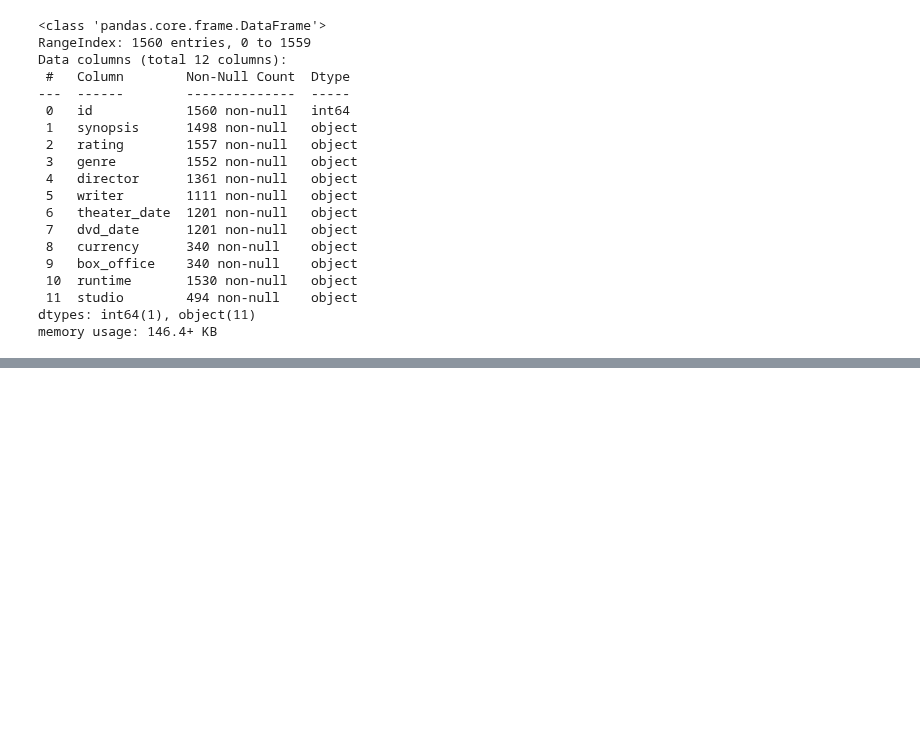
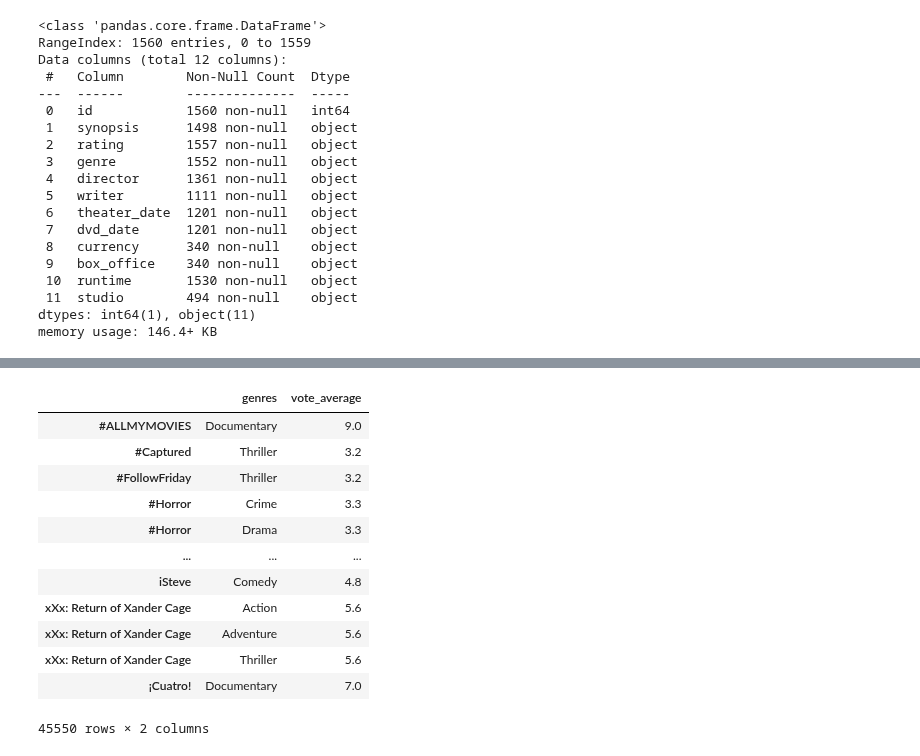
Before and after one commit to jacrivera/AI-Academy-Semester-1-Capstone-Group-5, a Jupyter notebook: Erin.ipynb, the cells around one changed output, grey strips where cells are left out. Saved outputs shown, nothing was run; the diff lists cells and outputs as text; code cells hidden in the pictures; blank space fills up the shorter version.

Commit message:
genre

```diff
--- a/Erin.ipynb
+++ b/Erin.ipynb
@@ -21,5 +21,10 @@ data2= pd.read_csv('zippedData/tmdb.movies.csv.gz') # has genre
 data3= pd.read_csv('zippedData/tn.movie_budgets.csv.gz')
 data4 = pd.read_csv('zippedData/rt.movie_info.tsv.gz', sep ='\t') # has genre
 data5 = pd.read_csv('zippedData/rt.reviews.tsv.gz', encoding = 'latin1', sep ='\t')
-
-data4.head(20)
+con = sqlite3.connect('zippedData/im.db')
+#df = pd.read_sql_query("""SELECT name FROM sqlite_schema
+#WHERE type IN ('table','view')
+#AND name NOT LIKE 'sqlite_%'
+#ORDER BY 1""",con)
+df = pd.read_sql_query('SELECT * FROM movie_basics', con)
+#data4.head(20)
@@ -124,3 +111,23 @@ data4.head()
 | 0 | 1 | This gritty, fast-paced, and inno... | R | Classics | William Friedkin | Ernest Tidyman | Oct 9, 1971 | Sep 25, 2001 | NaN | NaN | ... |
 | 0 | 1 | This gritty, fast-paced, and inno... | R | Drama | William Friedkin | Ernest Tidyman | Oct 9, 1971 | Sep 25, 2001 | NaN | NaN | ... |
 | 1 | 3 | New York City, not-too-distant-fu... | R | Drama | David Cronenberg | David Cronenberg|Don DeLillo | Aug 17, 2012 | Jan 1, 2013 | $ | 600,000 | ... |
+# %%
+tmdb = pd.read_csv('zippedData/tmdb.movies.csv.gz')
+tmdb_combined = tmdb.set_index('title').join(df.set_index('primary_title'), rsuffix='_reviews', how='inner')
+tmdb_combined['genres'] = tmdb_combined['genres'].map(lambda x: x if x is None else x.split(','))
+tmdb_combined = tmdb_combined.explode('genres')[['genres', 'vote_average']]
+tmdb_combined
+# %% [output]
+|  | genres | vote_average |
+| #ALLMYMOVIES | Documentary | 9.0 |
+| #Captured | Thriller | 3.2 |
+| #FollowFriday | Thriller | 3.2 |
+| #Horror | Crime | 3.3 |
+| #Horror | Drama | 3.3 |
+| ... | ... | ... |
+| iSteve | Comedy | 4.8 |
+| xXx: Return of Xander Cage | Action | 5.6 |
+| xXx: Return of Xander Cage | Adventure | 5.6 |
+| xXx: Return of Xander Cage | Thriller | 5.6 |
+| ¡Cuatro! | Documentary | 7.0 |
+45550 rows × 2 columns
```
Also changed, not shown: parts of 2 cells of this notebook.
